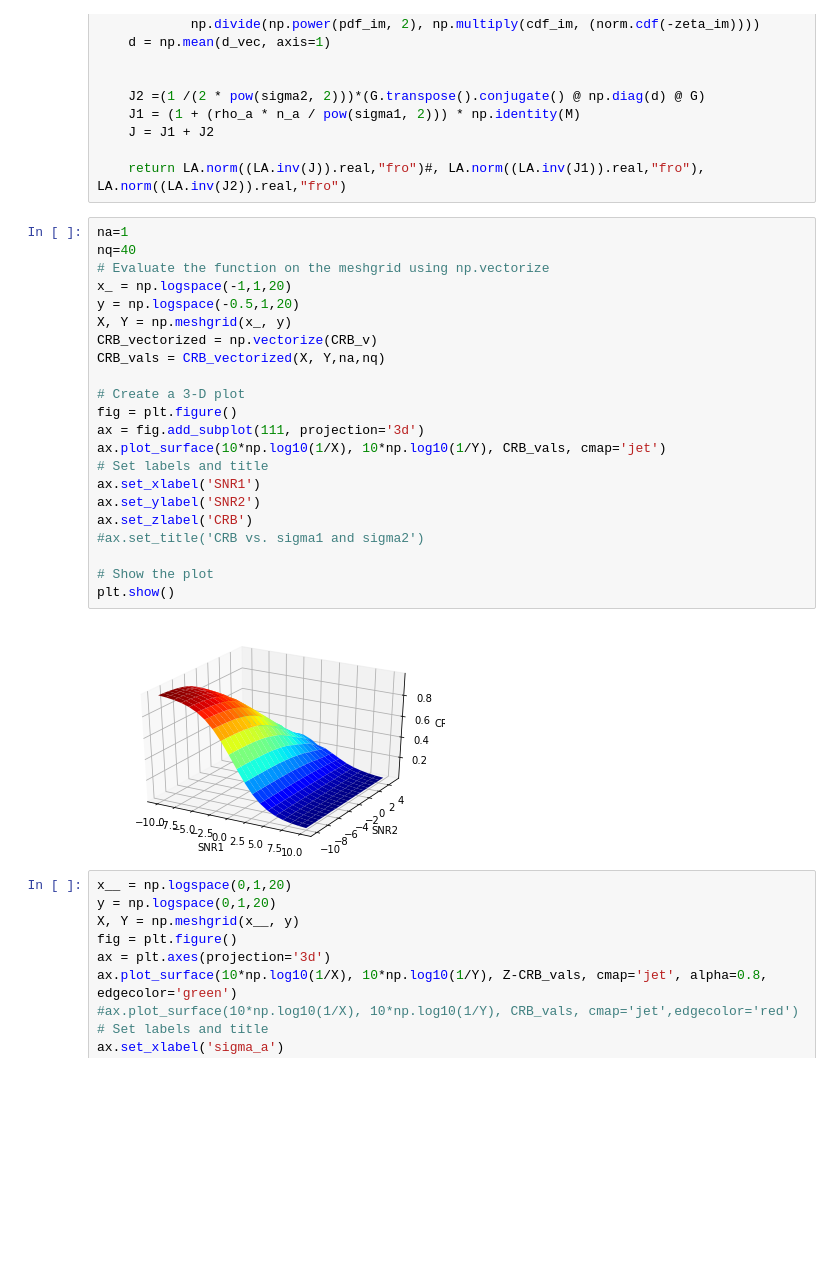
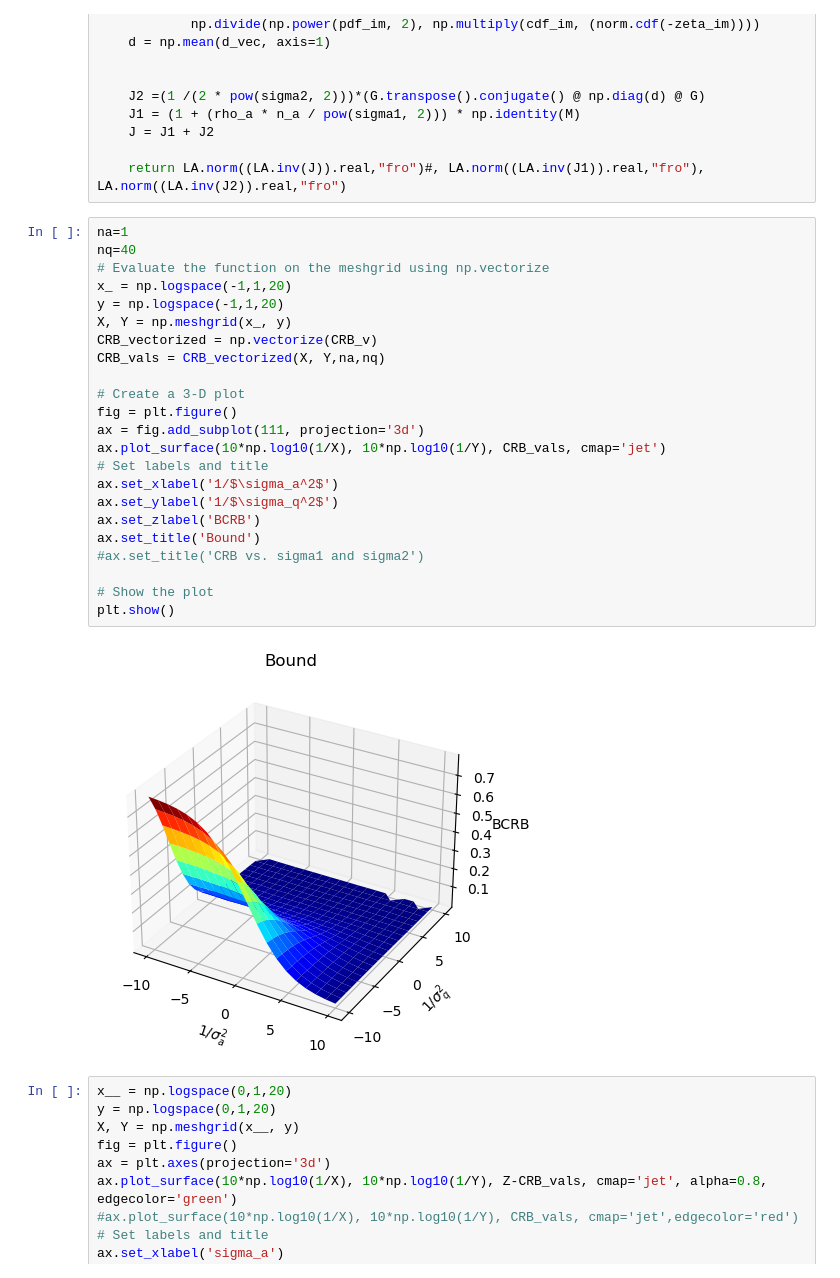
Before and after one commit to mazyaniv/Channel_Estimation, a Jupyter notebook: yaniv.ipynb, the cells around one changed output. Saved outputs shown, nothing was run; the diff lists cells and outputs as text; blank space fills up the shorter version.

```diff
--- a/yaniv.ipynb
+++ b/yaniv.ipynb
@@ -752,27 +759,28 @@ def CRB_v(sigma1,sigma2, n_a,n_q, observ=sim): #Matrix is not argument
 # %%
 na=1
 nq=40
 # Evaluate the function on the meshgrid using np.vectorize
 x_ = np.logspace(-1,1,20)
-y = np.logspace(-0.5,1,20)
+y = np.logspace(-1,1,20)
 X, Y = np.meshgrid(x_, y)
 CRB_vectorized = np.vectorize(CRB_v)
 CRB_vals = CRB_vectorized(X, Y,na,nq)
 
 # Create a 3-D plot
 fig = plt.figure()
 ax = fig.add_subplot(111, projection='3d')
 ax.plot_surface(10*np.log10(1/X), 10*np.log10(1/Y), CRB_vals, cmap='jet')
 # Set labels and title
-ax.set_xlabel('SNR1')
-ax.set_ylabel('SNR2')
-ax.set_zlabel('CRB')
+ax.set_xlabel('1/$\sigma_a^2$')
+ax.set_ylabel('1/$\sigma_q^2$')
+ax.set_zlabel('BCRB')
+ax.set_title('Bound')
 #ax.set_title('CRB vs. sigma1 and sigma2')
 
 # Show the plot
 plt.show()
 # %% [output]
-[figure, old version]
+[figure, new version]
 # %%
 x__ = np.logspace(0,1,20)
 y = np.logspace(0,1,20)
```
Also changed, not shown: parts of 12 cells of this notebook, 1 other file.
